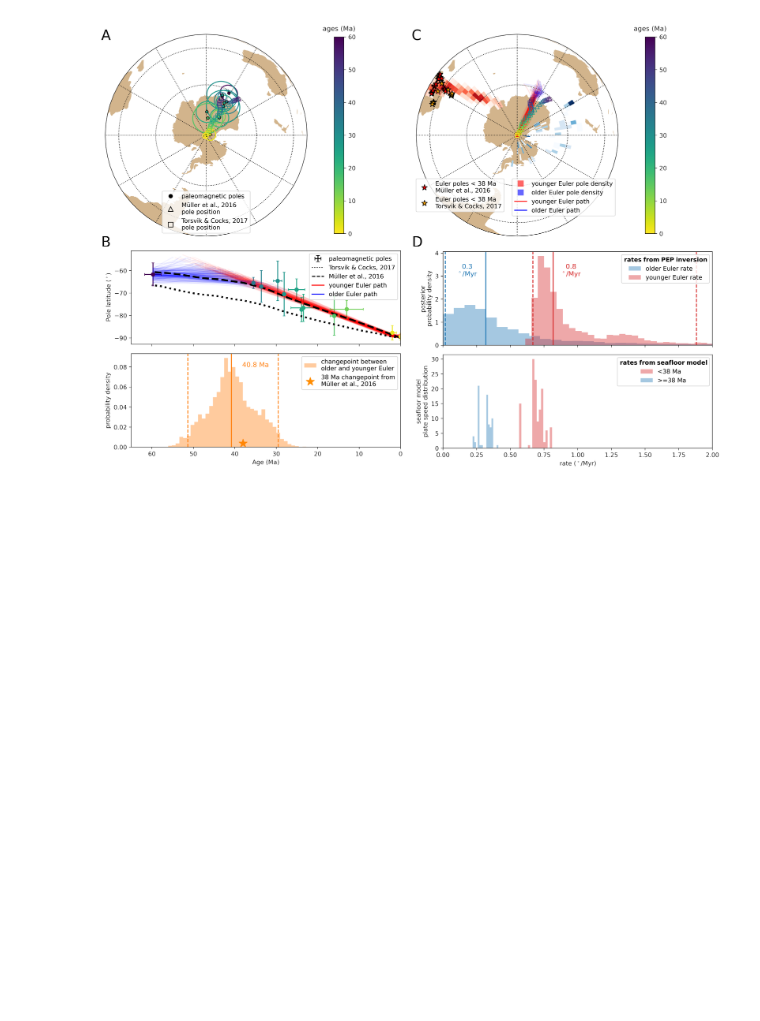
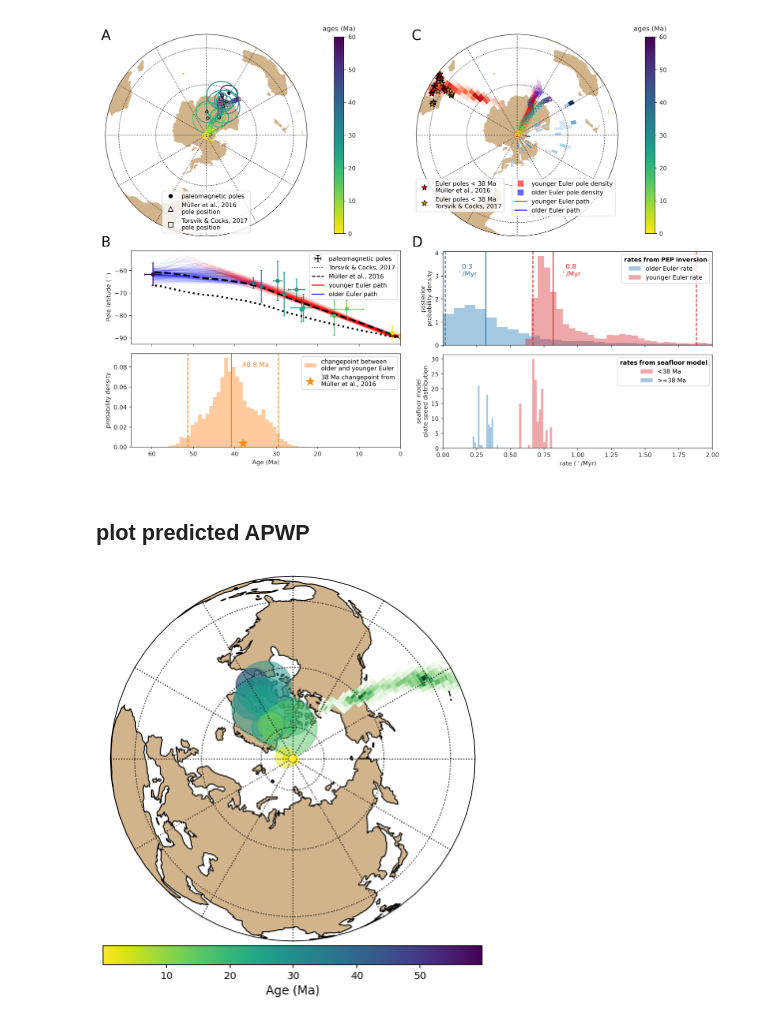
Before and after one commit to Swanson-Hysell-Group/Bayesian_PEP_inversion, a Jupyter notebook: PEP_Australia.ipynb, the cells around one changed output. Drawn from its saved outputs; the diff is of its cells as text; code cells hidden in the pictures; blank space fills up the shorter version.

```diff
--- a/PEP_Australia.ipynb
+++ b/PEP_Australia.ipynb
@@ -617,3 +617,17 @@ plt.savefig('./code_output/fig_aus_inversion.png',dpi=600,bbox_inches='tight')
 plt.show()
 # %% [output]
 [figure]
+# %% [markdown]
+## plot predicted APWP
+# %%
+arbitrary_pole_ages = [60, 55, 50, 45, 40,35, 30, 25, 20, 15, 10, 5, 0]
+# %%
+ax, posterior_likelihood_2e_list_exp, two_euler_arbitrary_pole_positions = plot_trace_2e(trace_2e_saved, Aus_poles[['PLon', 'PLat']].to_numpy(),
+                                                Aus_poles['A95'], Aus_poles['AgeNominal'].tolist(),
+                                                90, 90, 100,
+                                                savefig = 0, scatter=1, posterior_n=1000, calc_posterior_likelihood=0,
+                                                calc_pole_path=1,
+                                                arbitrary_pole_ages=arbitrary_pole_ages,
+                                                figname='code_output/Aus_2e_predicted_APWP.pdf', add_land=1,);
+# %% [output]
+[figure, added]
```
Also changed, not shown: parts of 6 cells of this notebook, 1 other file.
